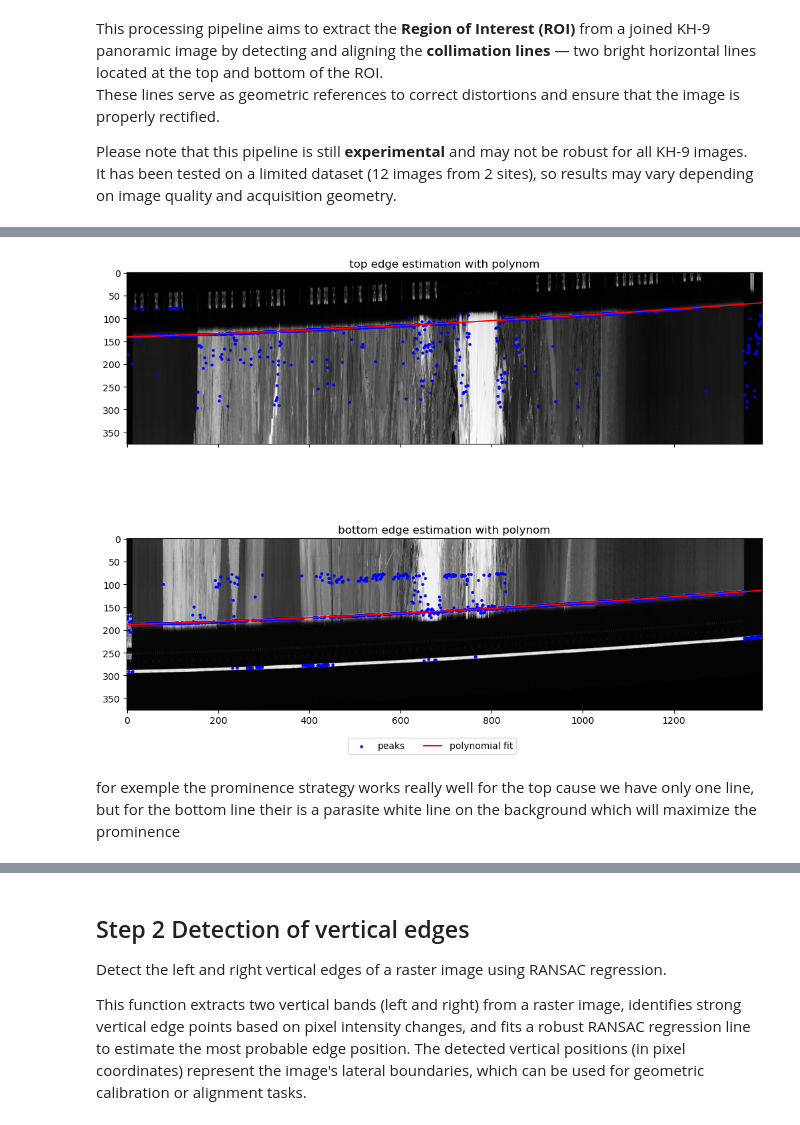
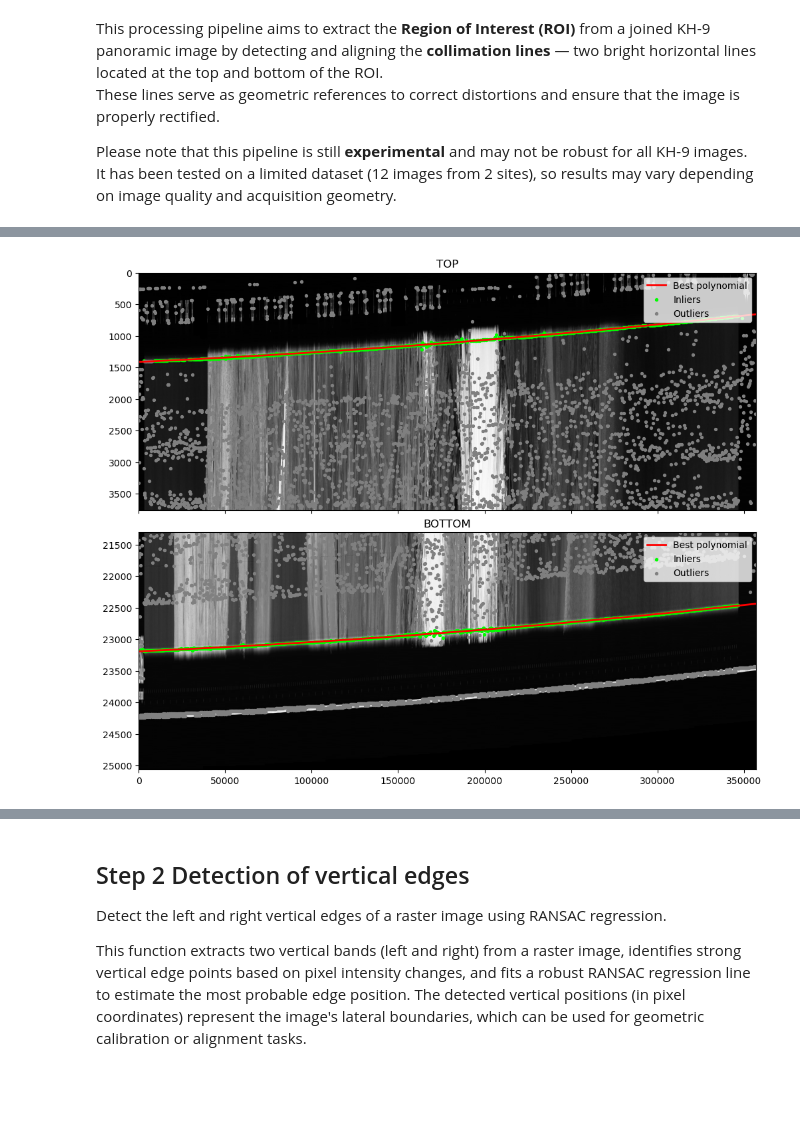
Before and after one commit to shippp/hipp, a Jupyter notebook: notebooks/kh9pc_collimation_rectification.ipynb, the cells around one changed output, grey strips where cells are left out. Saved outputs shown, nothing was run; the diff lists cells and outputs as text; code cells hidden in the pictures; blank space fills up the shorter version.

Commit message:
improve the method of collimation detection

```diff
--- a/notebooks/kh9pc_collimation_rectification.ipynb
+++ b/notebooks/kh9pc_collimation_rectification.ipynb
@@ -48,7 +30,5 @@ Two detection strategies are available:
 # %%
 
-collimation_lines = hipp.kh9pc.collimation_lines.detect_collimation_lines(raster_filepath, peaks_strategy="distribution")
+collimation_lines = hipp.kh9pc.collimation_lines.detect_collimation_lines(raster_filepath)
 # %% [output]
-[figure, old version]
+[figure, new version]
-# %% [markdown]
-for exemple the prominence strategy works really well for the top cause we have only one line, but for the bottom line their is a parasite white line on the background which will maximize the prominence
```
Also changed, not shown: parts of 5 cells of this notebook, 2 other files.
